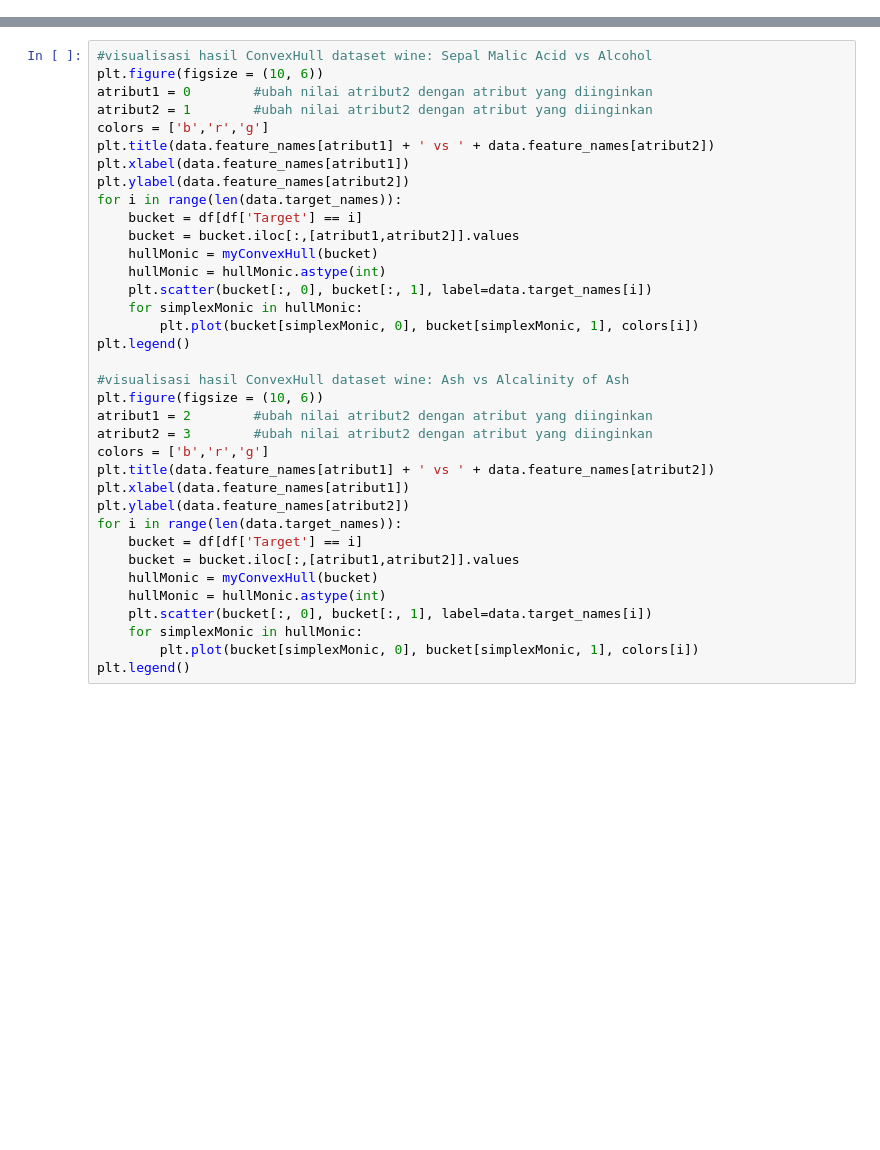
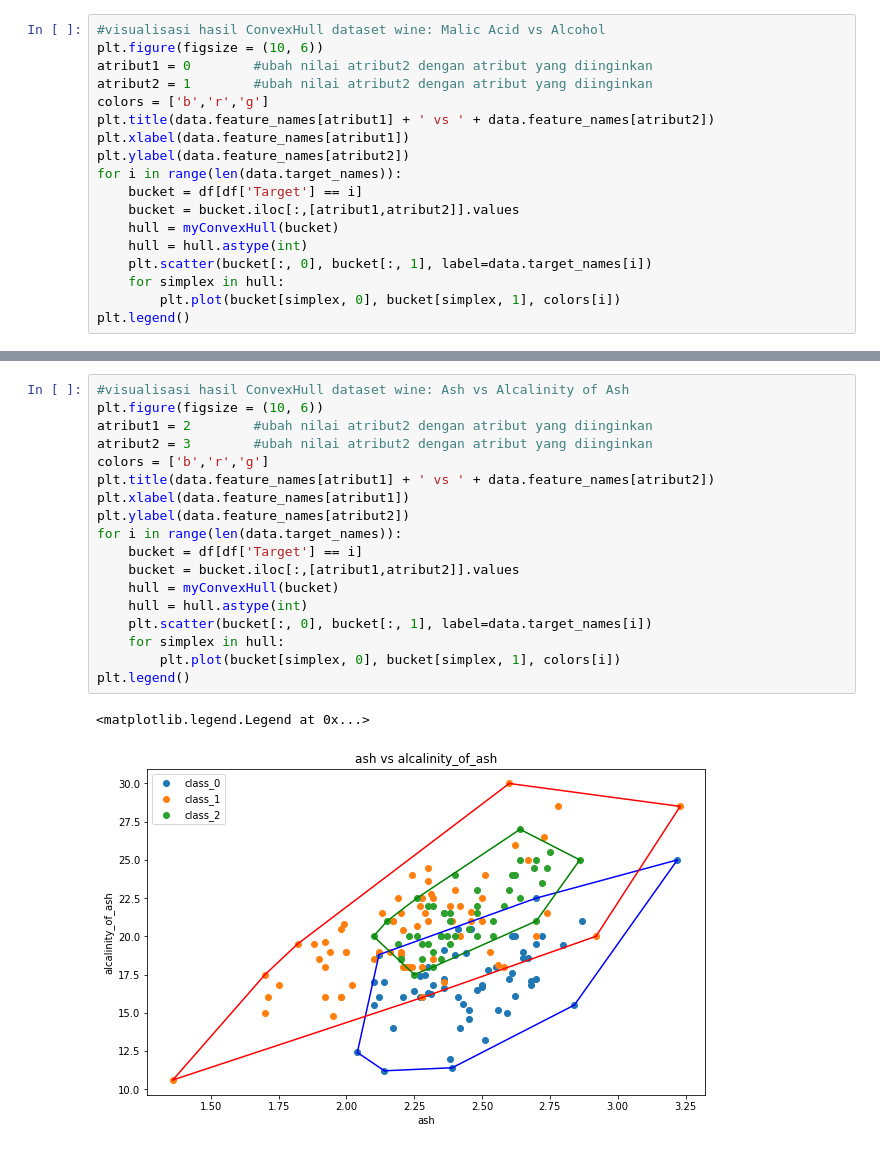
Before and after one commit to adeliaaaa/Tucil2-STIMA, a Jupyter notebook: src/main.ipynb, the cells around one changed output, grey strips where cells are left out. Drawn from its saved outputs; the diff is of its cells as text; blank space fills up the shorter version.

```diff
--- a/src/main.ipynb
+++ b/src/main.ipynb
@@ -149,0 +172,18 @@ df.head()
+# %%
+#visualisasi hasil ConvexHull dataset wine: Malic Acid vs Alcohol
+plt.figure(figsize = (10, 6))
+atribut1 = 0        #ubah nilai atribut2 dengan atribut yang diinginkan
+atribut2 = 1        #ubah nilai atribut2 dengan atribut yang diinginkan
+colors = ['b','r','g']
+plt.title(data.feature_names[atribut1] + ' vs ' + data.feature_names[atribut2])
+plt.xlabel(data.feature_names[atribut1])
+plt.ylabel(data.feature_names[atribut2])
+for i in range(len(data.target_names)):
+    bucket = df[df['Target'] == i]
+    bucket = bucket.iloc[:,[atribut1,atribut2]].values
+    hull = myConvexHull(bucket)
+    hull = hull.astype(int)
+    plt.scatter(bucket[:, 0], bucket[:, 1], label=data.target_names[i])
+    for simplex in hull:
+        plt.plot(bucket[simplex, 0], bucket[simplex, 1], colors[i])
+plt.legend()
@@ -150,39 +193,24 @@ df.head()
 # %%
-#visualisasi hasil ConvexHull dataset wine: Sepal Malic Acid vs Alcohol
-plt.figure(figsize = (10, 6))
-atribut1 = 0        #ubah nilai atribut2 dengan atribut yang diinginkan
-atribut2 = 1        #ubah nilai atribut2 dengan atribut yang diinginkan
-colors = ['b','r','g']
-plt.title(data.feature_names[atribut1] + ' vs ' + data.feature_names[atribut2])
-plt.xlabel(data.feature_names[atribut1])
-plt.ylabel(data.feature_names[atribut2])
-for i in range(len(data.target_names)):
-    bucket = df[df['Target'] == i]
-    bucket = bucket.iloc[:,[atribut1,atribut2]].values
-    hullMonic = myConvexHull(bucket)
-    hullMonic = hullMonic.astype(int)
-    plt.scatter(bucket[:, 0], bucket[:, 1], label=data.target_names[i])
-    for simplexMonic in hullMonic:
-        plt.plot(bucket[simplexMonic, 0], bucket[simplexMonic, 1], colors[i])
-plt.legend()
-
 #visualisasi hasil ConvexHull dataset wine: Ash vs Alcalinity of Ash
 plt.figure(figsize = (10, 6))
 atribut1 = 2        #ubah nilai atribut2 dengan atribut yang diinginkan
 atribut2 = 3        #ubah nilai atribut2 dengan atribut yang diinginkan
 colors = ['b','r','g']
 plt.title(data.feature_names[atribut1] + ' vs ' + data.feature_names[atribut2])
 plt.xlabel(data.feature_names[atribut1])
 plt.ylabel(data.feature_names[atribut2])
 for i in range(len(data.target_names)):
     bucket = df[df['Target'] == i]
     bucket = bucket.iloc[:,[atribut1,atribut2]].values
-    hullMonic = myConvexHull(bucket)
-    hullMonic = hullMonic.astype(int)
+    hull = myConvexHull(bucket)
+    hull = hull.astype(int)
     plt.scatter(bucket[:, 0], bucket[:, 1], label=data.target_names[i])
-    for simplexMonic in hullMonic:
-        plt.plot(bucket[simplexMonic, 0], bucket[simplexMonic, 1], colors[i])
+    for simplex in hull:
+        plt.plot(bucket[simplex, 0], bucket[simplex, 1], colors[i])
 plt.legend()
+# %% [output]
+<matplotlib.legend.Legend at 0x...>
+[figure, added]
 # %%
 #dataset breast_cancer
 import pandas as pd
```
Also changed, not shown: parts of 9 cells of this notebook, 3 other files.
